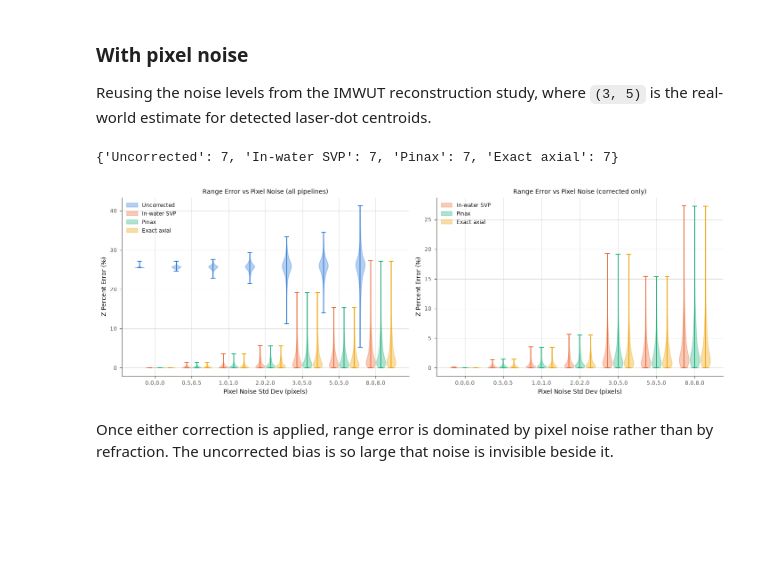
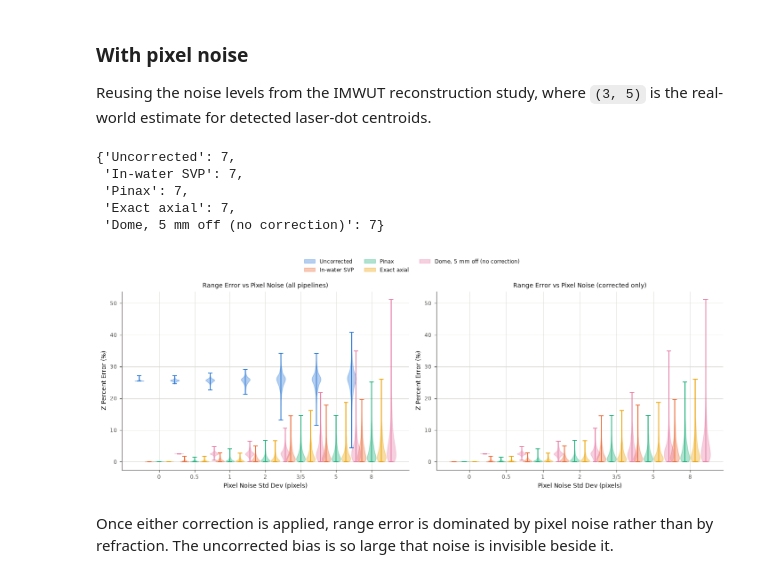
Before and after one commit to UCSD-E4E/wuwnet-fishsense2026, a Jupyter notebook: refraction_analysis/flat_port_refraction.ipynb, the cells around one changed output. Drawn from its saved outputs; the diff is of its cells as text; code cells hidden in the pictures; blank space fills up the shorter version.

```diff
--- a/refraction_analysis/flat_port_refraction.ipynb
+++ b/refraction_analysis/flat_port_refraction.ipynb
@@ -396,39 +452,47 @@ np.random.seed(0)
 
 stds = [(0.0, 0.0), (0.5, 0.5), (1.0, 1.0), (2.0, 2.0), (3.0, 5.0), (5.0, 5.0), (8.0, 8.0)]
 
-z_errors_by_stds = {name: [] for name in PIPELINES}
+z_errors_by_stds = {name: [] for name in PIPELINES_WITH_DOME}
 for x_std, y_std in stds:
-    noisy = laser_pixels.copy()
-    noisy[:, 0] += np.random.normal(0, x_std, laser_pixels.shape[0])
-    noisy[:, 1] += np.random.normal(0, y_std, laser_pixels.shape[0])
-
-    for name, back_project in PIPELINES.items():
+    for name, back_project in PIPELINES_WITH_DOME.items():
+        noisy = PIXELS_FOR[name].copy()
+        noisy[:, 0] += np.random.normal(0, x_std, noisy.shape[0])
+        noisy[:, 1] += np.random.normal(0, y_std, noisy.shape[0])
         reconstructed, _ = reconstruct(noisy, back_project)
         z_errors_by_stds[name].append(np.abs(reconstructed[:, 2] - p[2, :]) / p[2, :] * 100)
 
 {name: len(v) for name, v in z_errors_by_stds.items()}
 # %% [output]
-{'Uncorrected': 7, 'In-water SVP': 7, 'Pinax': 7, 'Exact axial': 7}
+{'Uncorrected': 7,
+ 'In-water SVP': 7,
+ 'Pinax': 7,
+ 'Exact axial': 7,
+ 'Dome, 5 mm off (no correction)': 7}
 # %%
 fig, axes = plt.subplots(1, 2, figsize=(13, 4.5))
 
-for ax, names in zip(axes, (list(PIPELINES), ["In-water SVP", "Pinax", "Exact axial"])):
+for ax, names in zip(axes, (list(PIPELINES_WITH_DOME),
+                            ["In-water SVP", "Pinax", "Exact axial", DOME_ARM])):
     for offset, name in enumerate(names):
         positions = np.arange(len(stds)) + 0.28 * (offset - (len(names) - 1) / 2)
         parts = ax.violinplot(z_errors_by_stds[name], positions=positions, widths=0.25)
         figstyle.colour_violin(parts, figstyle.PIPELINE_STYLE[name]["color"])
         parts["bodies"][0].set_label(name)
     ax.set_xticks(np.arange(len(stds)))
-    ax.set_xticklabels([f"{x},{y}" for x, y in stds])
+    ax.set_xticklabels([f"{x:g}" if x == y else f"{x:g}/{y:g}" for x, y in stds])
     ax.set_xlabel("Pixel Noise Std Dev (pixels)")
     ax.set_ylabel("Z Percent Error (%)")
-    ax.legend()
 
 axes[0].set_title("Range Error vs Pixel Noise (all pipelines)")
 axes[1].set_title("Range Error vs Pixel Noise (corrected only)")
+
+# One legend for both panels, above the plots: inside the axes it sits on top of
+# the Uncorrected violins, which are exactly the data the panel is about.
+handles, labels = axes[0].get_legend_handles_labels()
+fig.legend(handles, labels, loc="upper center", bbox_to_anchor=(0.5, 1.10), ncol=3)
 fig.tight_layout()
 # %% [output]
-[figure, old version]
+[figure, new version]
 # %% [markdown]
 Once either correction is applied, range error is dominated by pixel noise rather
 than by refraction. The uncorrected bias is so large that noise is invisible
```
Also changed, not shown: parts of 4 cells of this notebook, 20 other files.
